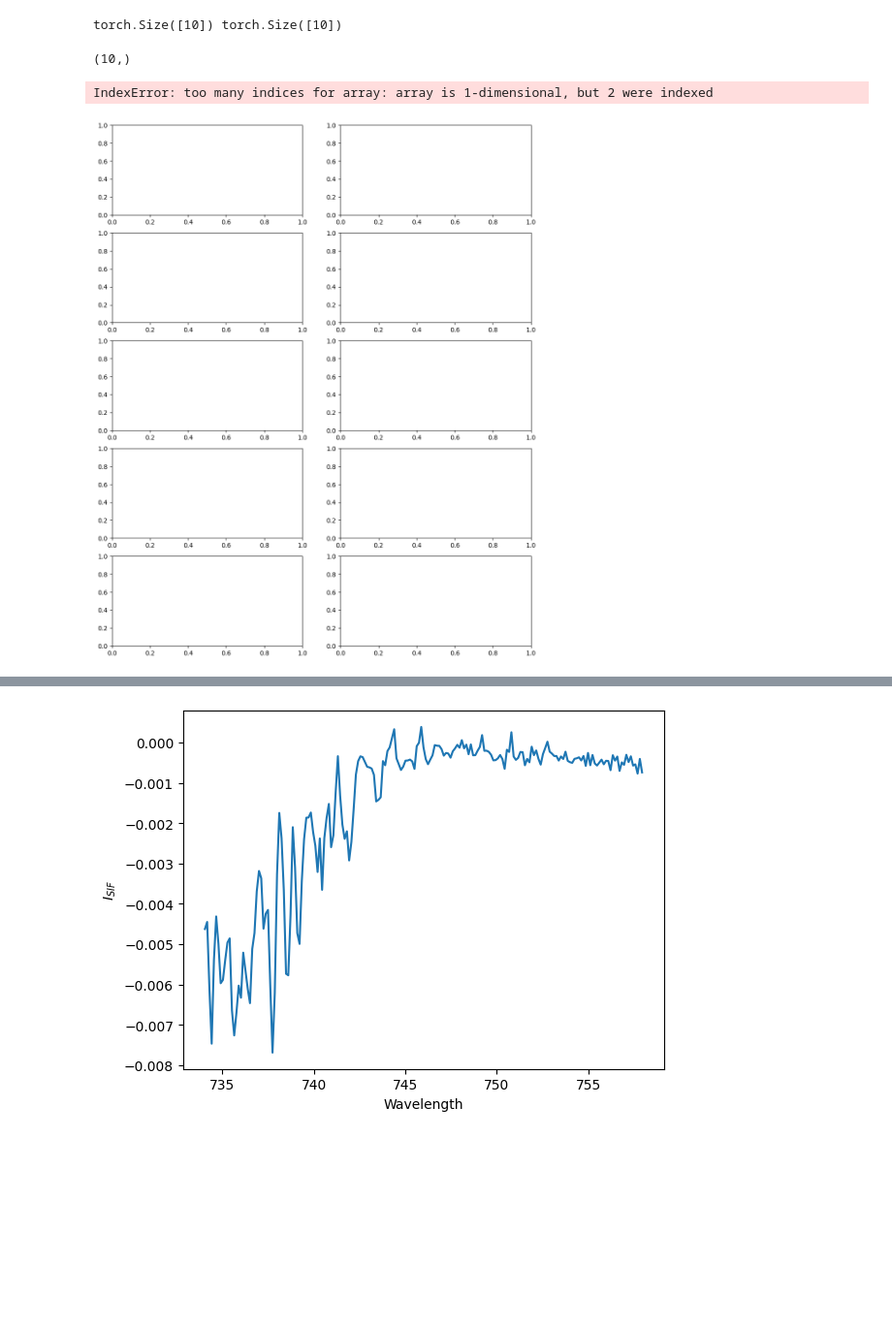
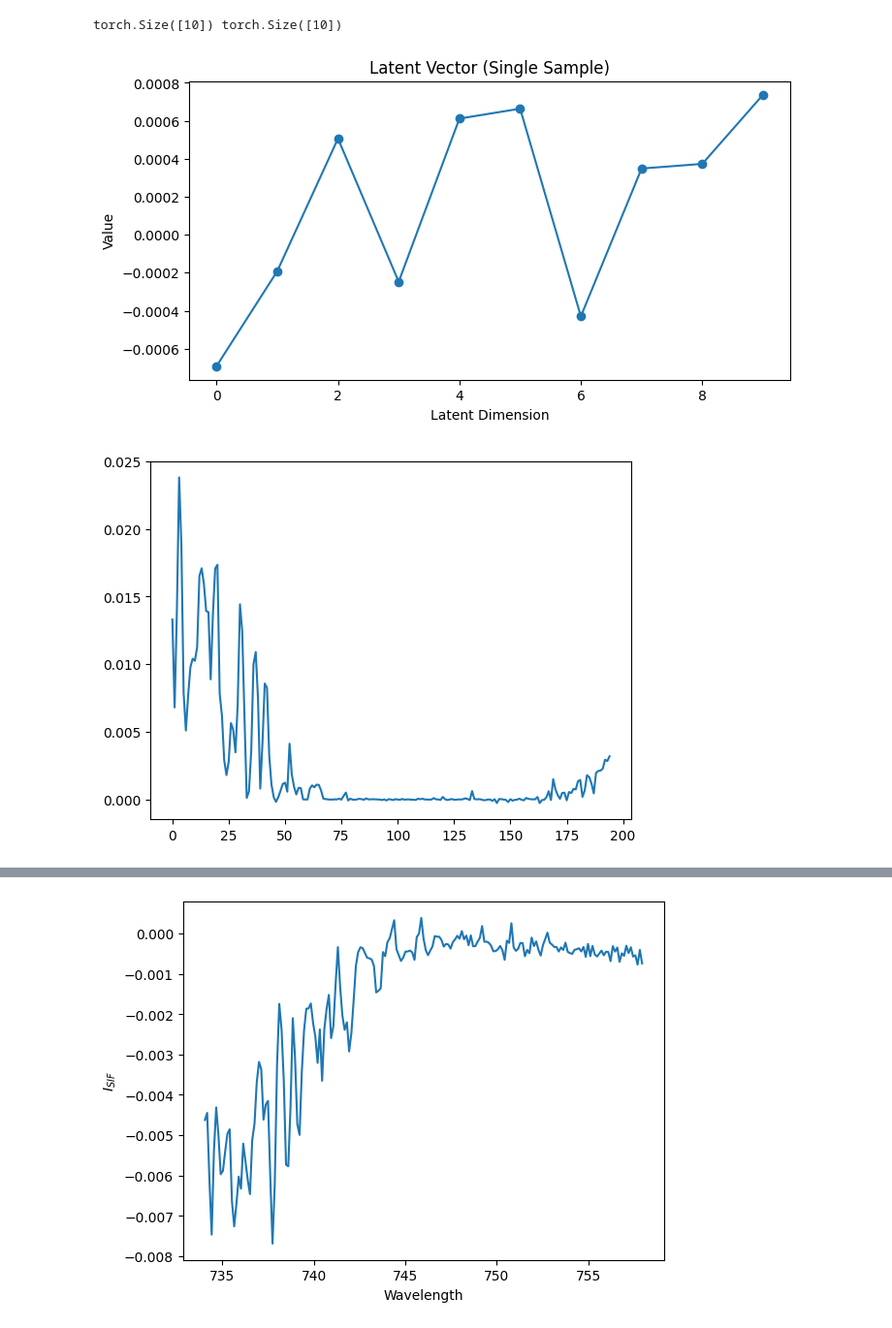
Before and after one commit to raviolihui/SIFretrieval, a Jupyter notebook: VAEexample.ipynb, the cells around one changed output, grey strips where cells are left out. Shown at 97% size. Cells and saved outputs as stored; diff of their text form; code cells hidden in the pictures; blank space fills up the shorter version.

```diff
--- a/VAEexample.ipynb
+++ b/VAEexample.ipynb
@@ -236,29 +237,51 @@ latent_vectors = torch.cat(latent_vectors, dim=0)  # Combine all batches
 # %% [output]
 torch.Size([10]) torch.Size([10])
 # %%
-fig, axes = plt.subplots(5, 2, figsize=(12, 15))  # 5 rows, 2 columns
 latent_np = latent_vectors.numpy()
-print(latent_np.shape)
-for i in range(10):
-    ax = axes[i // 2, i % 2]
-    ax.plot(latent_np[:, i])
-    ax.set_title(f"Latent Dimension {i}")
-    ax.set_xlabel("Sample Index")
+
+if latent_np.ndim == 1:
+    # Only one sample in the test set, latent_np is 1D of shape (10,)
+    fig, ax = plt.subplots(figsize=(8, 4))
+    ax.plot(latent_np, marker='o')
+    ax.set_title("Latent Vector (Single Sample)")
+    ax.set_xlabel("Latent Dimension")
     ax.set_ylabel("Value")
+    plt.show()
+else:
+    # Multiple samples: latent_np is 2D, shape (num_samples, latent_dim)
+    fig, axes = plt.subplots(5, 2, figsize=(12, 15))  # 5 rows, 2 columns for 10 latent dimensions
+    for i in range(10):
+        ax = axes[i // 2, i % 2]
+        ax.plot(latent_np[:, i])
+        ax.set_title(f"Latent Dimension {i}")
+        ax.set_xlabel("Sample Index")
+        ax.set_ylabel("Value")
+    plt.tight_layout()
+    plt.show()
 
-plt.tight_layout()
-plt.show()
-latent_vector = []
 
-plt.plot(latent_vectors.mean(dim = 0))
-plt.show()
-latent_mean = model.decoder(latent_vectors.mean(dim=0).to(device)).detach().cpu().numpy()
+# fig, axes = plt.subplots(5, 2, figsize=(12, 15))  # 5 rows, 2 columns
+# latent_np = latent_vectors.numpy()
+# print(latent_np.shape)
+# for i in range(10):
+#     ax = axes[i // 2, i % 2]
+#     ax.plot(latent_np[:, i])
+#     ax.set_title(f"Latent Dimension {i}")
+#     ax.set_xlabel("Sample Index")
+#     ax.set_ylabel("Value")
+
+# plt.tight_layout()
+# plt.show()
+# latent_vector = []
+
+# plt.plot(latent_vectors.mean(dim = 0))
+# plt.show()
+latent_mean = model.decoder(latent_vectors.to(device)).detach().cpu().numpy()
 plt.plot(latent_mean)
 plt.show()
 # %% [output]
-(10,)
-IndexError: too many indices for array: array is 1-dimensional, but 2 were indexed
-[figure, old version]
+[figure, new version]
+[figure, added]
 # %%
 # tsne = TSNE(n_components=2, perplexity=30, random_state=42)
 # latent_tsne = tsne.fit_transform(latent_np)
```
Also changed, not shown: parts of 6 cells of this notebook, 2 other files.
